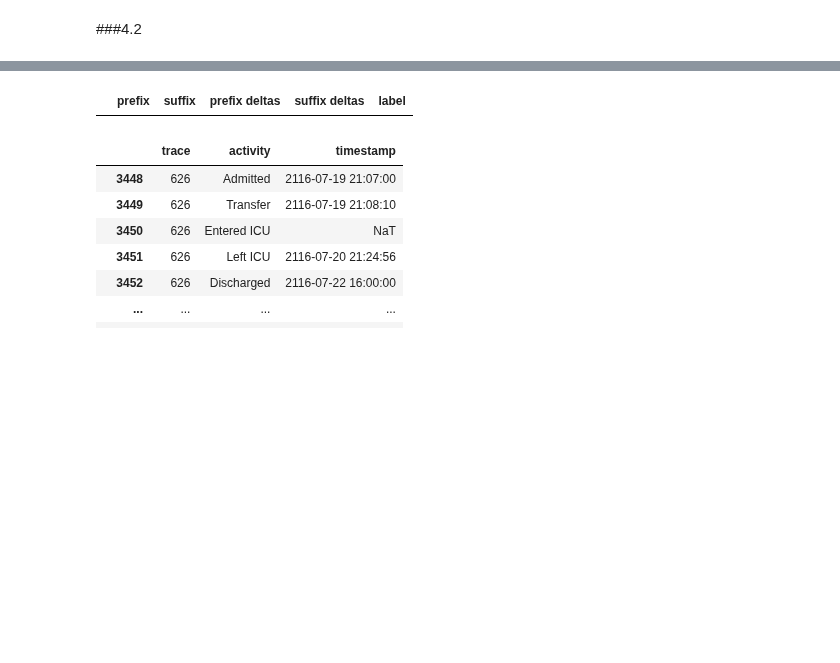
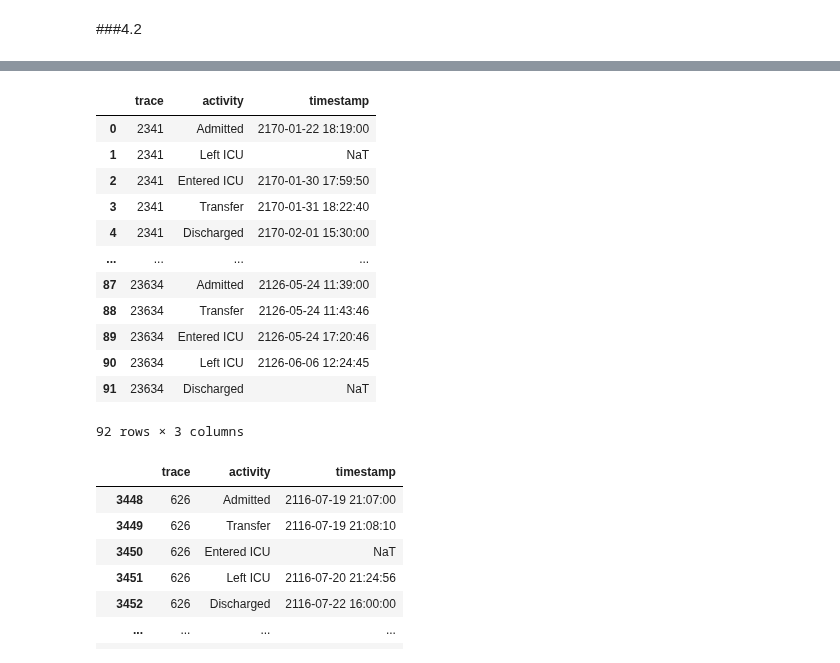
Before and after one commit to adamzbikowski/Process-Mining-Dissertation, a Jupyter notebook: timestamp_pipeline.ipynb, the cells around one changed output, grey strips where cells are left out. Drawn from its saved outputs; the diff is of its cells as text; code cells hidden in the pictures; blank space fills up the shorter version.

```diff
--- a/timestamp_pipeline.ipynb
+++ b/timestamp_pipeline.ipynb
@@ -306,7 +306,7 @@ test_x
 # format train event log as pm4py event log
 train_log = pm.format_dataframe(train_el, case_id='trace', activity_key='activity', timestamp_key='timestamp')
 # petri net from heuristics miner
-heuristic_net, heuristic_im, heuristic_fm = pm.discover_petri_net_heuristics(train_log, dependency_threshold=0.99)
+heuristic_net, heuristic_im, heuristic_fm = pm.discover_petri_net_heuristics(train_log, dependency_threshold=0.985)
 pm.view_petri_net(heuristic_net, heuristic_im, heuristic_fm)
 # %% [output]
 A value is trying to be set on a copy of a slice from a DataFrame.
@@ -338,3 +333,9 @@ def replay_trace(el):
+# %%
+def replay_trace(el):
+  # log = pm.format_dataframe(el, case_id='trace', activity_key='activity', timestamp_key='timestamp')
+  replay_result = pm.fitness_token_based_replay(el, heuristic_net, heuristic_im, heuristic_fm, case_id_key='trace', activity_key='activity', timestamp_key='timestamp')
+  print(replay_result)
+  return replay_result['average_trace_fitness']
 # %%
 def generate_traces(sequence, missing, trace):
     timestamps = sequence['timestamp'].tolist()
@@ -345,18 +346,29 @@ def generate_traces(sequence, missing, trace):
 
     # else generate permutations
     trace_length = len(timestamps) -1
-    fitness = []
+    best_fitness = 0
+    best_trace = None
     for i in range(1,trace_length):
-      print('permutation: ',i)
-      df = pd.concat([sequence.head(i), missing, sequence.tail(trace_length-i)])
-      fitness.append(replay_trace(df))
+      print('permuation: ', i)
+      df = pd.concat([sequence.head(i), missing, sequence.tail(trace_length-i)], ignore_index=True)
+      inputed_df = deepcopy(df)
+      previous_timestamp = inputed_df.iat[i-1,2]
+      next_timestamp = inputed_df.iat[i+1,2]
+      inputed_timestamp = previous_timestamp + (next_timestamp-previous_timestamp)/2
+      inputed_df.iat[i,2] = inputed_timestamp
+      fitness = replay_trace(inputed_df)
+      # print(fitness)
+      fitness = 1
+      if fitness > best_fitness:
+        best_fitness = fitness
+        best_trace = df
 
     # for t in len
 
-    return -1
+    return best_trace
 # %%
 def predict_sequences(el):
-  df = pd.DataFrame(columns=['prefix', 'suffix', 'prefix deltas', 'suffix deltas', 'label'])
+  df = pd.DataFrame(columns=['trace','activity','timestamp'])
   unique_traces = el['trace'].unique()
 
   for t in unique_traces:
@@ -366,7 +378,7 @@ def predict_sequences(el):
 
 
     predicted_trace = generate_traces(sequence, missing, t)
-    # df = pd.concat([df,predicted_trace])
+    df = pd.concat([df,predicted_trace], ignore_index=True)
 
 
 
@@ -394,4 +406,16 @@ permutation:  2
-|  | prefix | suffix | prefix deltas | suffix deltas | label |
+|  | trace | activity | timestamp |
+| 0 | 2341 | Admitted | 2170-01-22 18:19:00 |
+| 1 | 2341 | Left ICU | NaT |
+| 2 | 2341 | Entered ICU | 2170-01-30 17:59:50 |
+| 3 | 2341 | Transfer | 2170-01-31 18:22:40 |
+| 4 | 2341 | Discharged | 2170-02-01 15:30:00 |
+| ... | ... | ... | ... |
+| 87 | 23634 | Admitted | 2126-05-24 11:39:00 |
+| 88 | 23634 | Transfer | 2126-05-24 11:43:46 |
+| 89 | 23634 | Entered ICU | 2126-05-24 17:20:46 |
+| 90 | 23634 | Left ICU | 2126-06-06 12:24:45 |
+| 91 | 23634 | Discharged | NaT |
+92 rows × 3 columns
 # %%
 test_x
 # %% [output]
```
Also changed, not shown: parts of 11 cells of this notebook.
